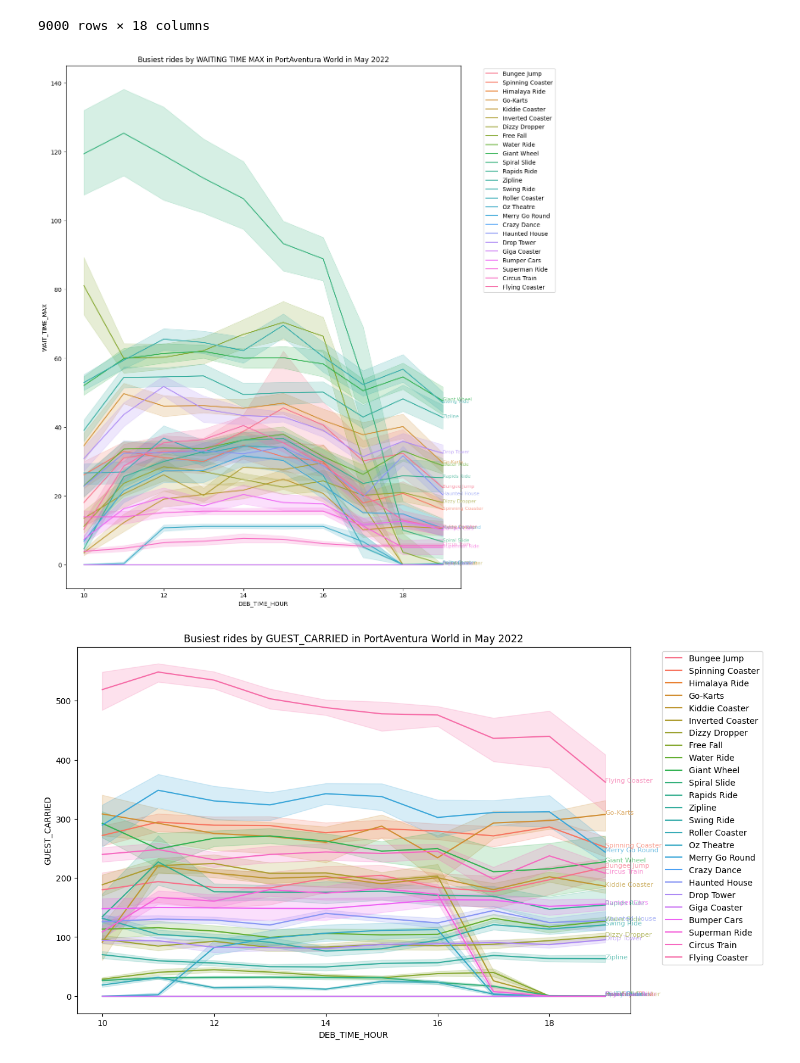
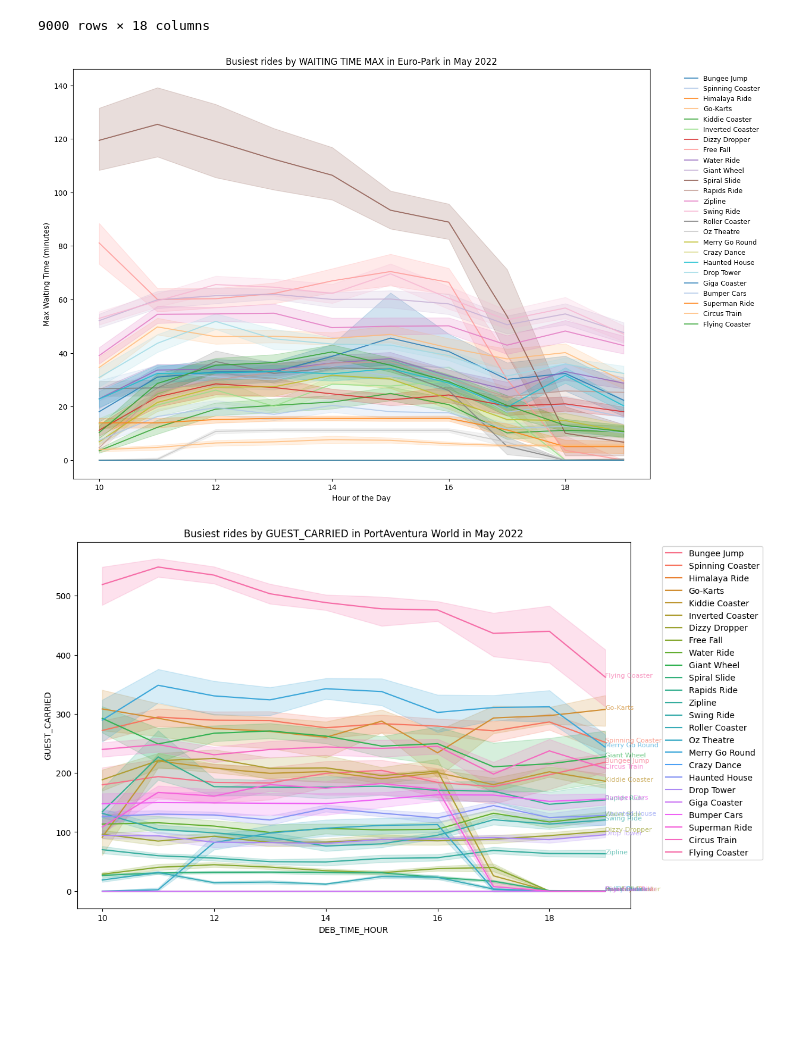
Before and after one commit to CharlesS940/xhec_endless_line, a Jupyter notebook: synthetic_data_generation.ipynb, the cells around one changed output. Saved outputs shown, nothing was run; the diff lists cells and outputs as text; code cells hidden in the pictures; blank space fills up the shorter version.

```diff
--- a/synthetic_data_generation.ipynb
+++ b/synthetic_data_generation.ipynb
@@ -168,32 +154,42 @@ waiting_times
 # %%
 # Plot the busiest rides by DEB_TIME_HOUR
 
-plt.figure(figsize=(12, 16))
+plt.figure(figsize=(14, 10))
+
+# Use a more distinct color palette
+palette = sns.color_palette(
+    "tab20", n_colors=len(waiting_times["ENTITY_DESCRIPTION_SHORT"].unique())
+)
+
 ax = sns.lineplot(
     data=waiting_times,
     x="DEB_TIME_HOUR",
     y="WAIT_TIME_MAX",
     hue="ENTITY_DESCRIPTION_SHORT",
-    palette=sns.color_palette(
-        "husl", n_colors=len(waiting_times["ENTITY_DESCRIPTION_SHORT"].unique())
-    ),
+    palette=palette,
+    alpha=0.8,  # Reduce transparency
 )
 
-# Add numeric labels to the lines
-for line, name in zip(ax.lines, waiting_times["ENTITY_DESCRIPTION_SHORT"].unique()):
-    y = line.get_ydata()[-1]
-    x = line.get_xdata()[-1]
-    if not np.isfinite(y):
-        y = next(reversed(line.get_ydata()[~line.get_ydata().mask]), float("nan"))
-    if not np.isfinite(y):
-        continue
-    ax.text(x, y, name, color=line.get_color(), fontsize=8, alpha=0.7)
+# # Add numeric labels at the end with spacing to reduce overlap
+# for line, name in zip(ax.lines, waiting_times["ENTITY_DESCRIPTION_SHORT"].unique()):
+#     y = line.get_ydata()[-1]
+#     x = line.get_xdata()[-1]
+#     if not np.isfinite(y):
+#         y = next(reversed(line.get_ydata()[~line.get_ydata().mask]), float("nan"))
+#     if not np.isfinite(y):
+#         continue
+#     ax.text(x + 0.2, y, name, color=line.get_color(), fontsize=9, alpha=0.8)
 
-plt.title("Busiest rides by WAITING TIME MAX in PortAventura World in May 2022")
-plt.legend(bbox_to_anchor=(1.05, 1), loc="upper left")
+plt.title("Busiest rides by WAITING TIME MAX in Euro-Park in May 2022")
+plt.xlabel("Hour of the Day")
+plt.ylabel("Max Waiting Time (minutes)")
+
+# Move the legend outside
+plt.legend(bbox_to_anchor=(1.05, 1), loc="upper left", fontsize=9, frameon=False)
+
 plt.show()
 # %% [output]
-[figure, old version]
+[figure, new version]
 # %%
 # Plot the busiest rides by GUEST_CARRIED
 
```
Also changed, not shown: parts of 1 cell of this notebook.
